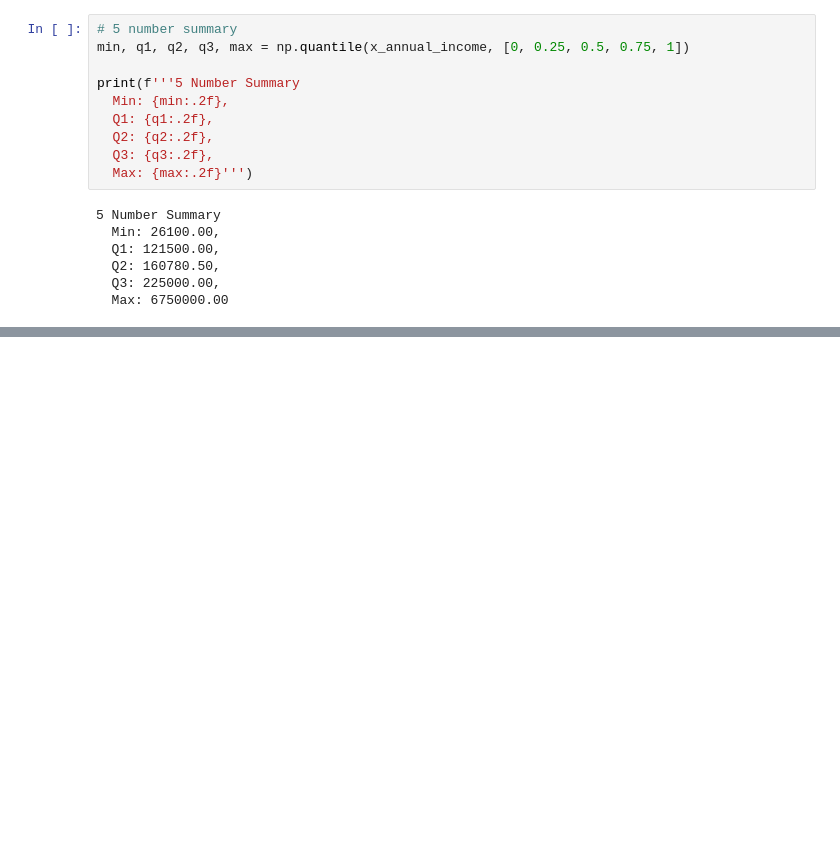
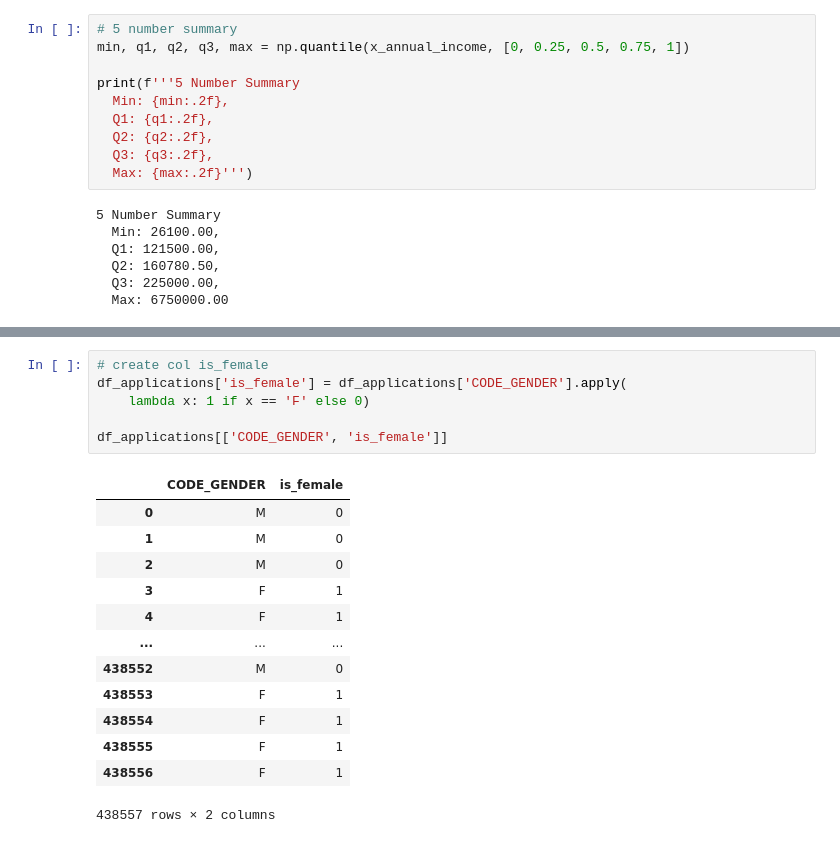
Before and after one commit to princeKike27/Credit-Card-Approval-Prediction, a Jupyter notebook: Credit_Car_Approval_Prediction.ipynb, the cells around one changed output, grey strips where cells are left out. Drawn from its saved outputs; the diff is of its cells as text; blank space fills up the shorter version.

```diff
--- a/Credit_Car_Approval_Prediction.ipynb
+++ b/Credit_Car_Approval_Prediction.ipynb
@@ -1098,0 +1113,20 @@ print(f'''5 Number Summary
+# %%
+# create col is_female
+df_applications['is_female'] = df_applications['CODE_GENDER'].apply(
+    lambda x: 1 if x == 'F' else 0)
+
+df_applications[['CODE_GENDER', 'is_female']]
+# %% [output]
+|  | CODE_GENDER | is_female |
+| 0 | M | 0 |
+| 1 | M | 0 |
+| 2 | M | 0 |
+| 3 | F | 1 |
+| 4 | F | 1 |
+| ... | ... | ... |
+| 438552 | M | 0 |
+| 438553 | F | 1 |
+| 438554 | F | 1 |
+| 438555 | F | 1 |
+| 438556 | F | 1 |
+438557 rows × 2 columns
```
Also changed, not shown: parts of 27 cells of this notebook.
